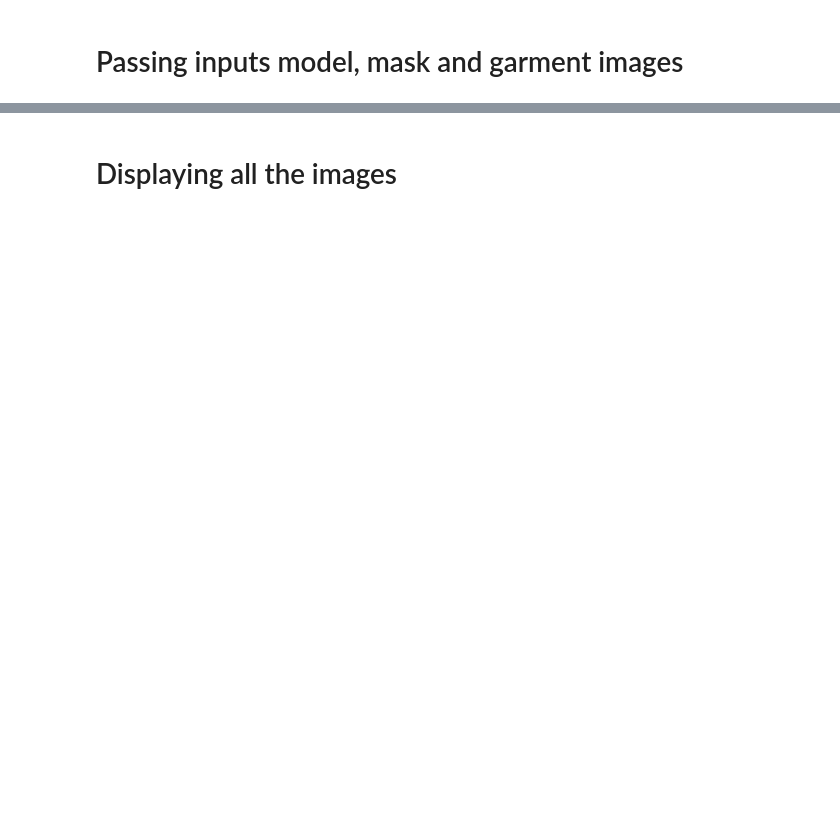
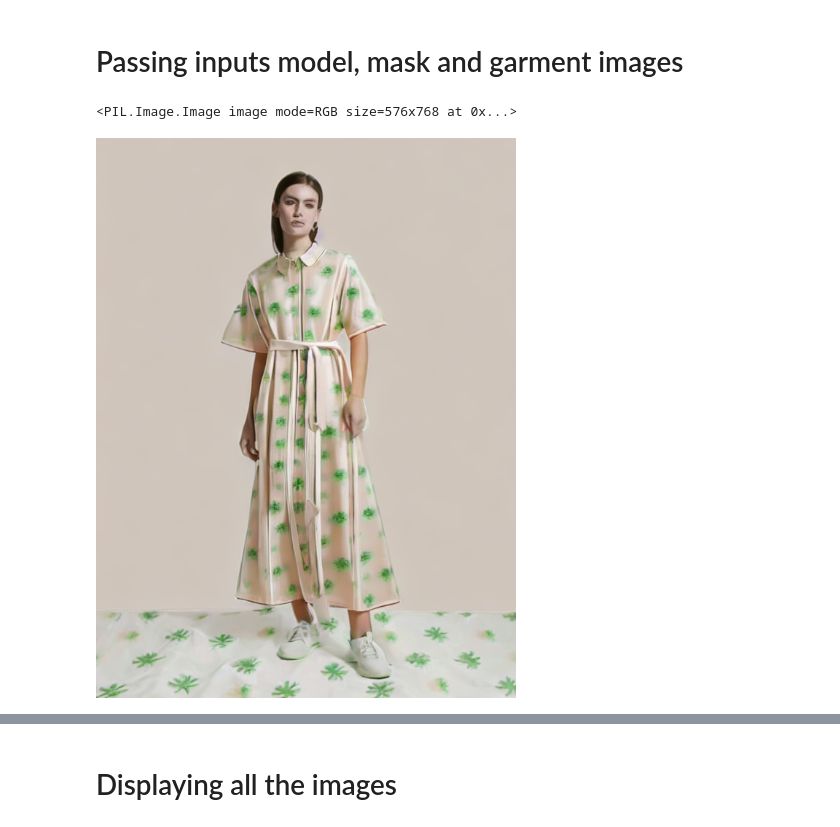
Before and after one commit to Dhruvin3103/Yash_internship, a Jupyter notebook: colab_notebooks/yash_works_2.ipynb, the cells around one changed output, grey strips where cells are left out. Saved outputs shown, nothing was run; the diff lists cells and outputs as text; code cells hidden in the pictures; blank space fills up the shorter version.

Commit message:
made some changes in parameters and tried with other test cases

```diff
--- a/colab_notebooks/yash_works_2.ipynb
+++ b/colab_notebooks/yash_works_2.ipynb
@@ -76,3 +62,69 @@ pip install accelerate
 # %% [markdown]
 # Passing inputs model, mask and garment images
+# %%
+garment_image = load_image("https://humanaigc-outfitanyone.hf.space/--replicas/ppht9/file=/tmp/gradio/3b0d73532b2296848b39c332c018211fb1d8f8c6/dress1.png")
+mask_image = load_image("https://github.com/Flode-Labs/VTON4Everyone/blob/main/test/mask.png?raw=true")
+init_image = load_image("https://github.com/Flode-Labs/VTON4Everyone/blob/main/test/model.png?raw=true") # The clothing image
+prompt = "A person wearing a beautiful dress of best and high quality having white background"
+
+# Function to calculate new image sizes
+def new_sizes(image):
+    original_width, original_height = image.size
+    width_ratio = 768 / original_width
+    height_ratio = 768 / original_height
+    resize_ratio = min(width_ratio, height_ratio)
+    new_width = int(original_width * resize_ratio)
+    new_height = int(original_height * resize_ratio)
+    closest_width = ((new_width + 7) // 8) * 8
+    closest_height = ((new_height + 7) // 8) * 8
+    return closest_width, closest_height
+
+
+# Function to create inpaint condition
+def make_inpaint_condition(image, image_mask):
+    image = np.array(image.convert("RGB")).astype(np.float32) / 255.0
+    image_mask = np.array(image_mask.convert("L")).astype(np.float32) / 255.0
+    assert image.shape[0:1] == image_mask.shape[0:1], "image and image_mask must have the same image size"
+    image[image_mask > 0.5] = -1.0  # set as masked pixel
+    image = np.expand_dims(image, 0).transpose(0, 3, 1, 2)
+    image_t = torch.from_numpy(image)
+    return image,image_t
+
+
+# Load and resize initial image and mask
+resize_width, resize_height = new_sizes(init_image)
+init_image = init_image.resize((resize_width, resize_height), Image.LANCZOS)
+mask_image = mask_image.convert("L").resize((resize_width, resize_height))
+ic_img,inpainting_control_image = make_inpaint_condition(init_image, mask_image)
+
+
+openpose = OpenposeDetector.from_pretrained("lllyasviel/ControlNet")
+openpose_image = openpose(init_image)
+openpose_image = openpose_image.resize((resize_width, resize_height))
+
+
+images = [inpainting_control_image, openpose_image]
+negative_prompt = "monochrome, lowres, bad anatomy, worst quality, low quality, disfigured, complex background, wrinkles"
+
+
+images = pipe(
+    prompt=prompt,
+    negative_prompt=negative_prompt,
+    image=init_image,
+    mask_image=mask_image,
+    ip_adapter_image=garment_image,
+    control_image=images,
+    controlnet_conditioning_scale=[0.75, 1.0],
+    num_inference_steps=100,
+    strength=0.8,
+    guidance_scale=9,
+    eta=1,
+).images
+for i in images:
+  print(i)
+  image = i
+  display(i)
+# %% [output]
+<PIL.Image.Image image mode=RGB size=576x768 at 0x...>
+[figure, added]
 # %%
```
Also changed, not shown: parts of 5 cells of this notebook.
